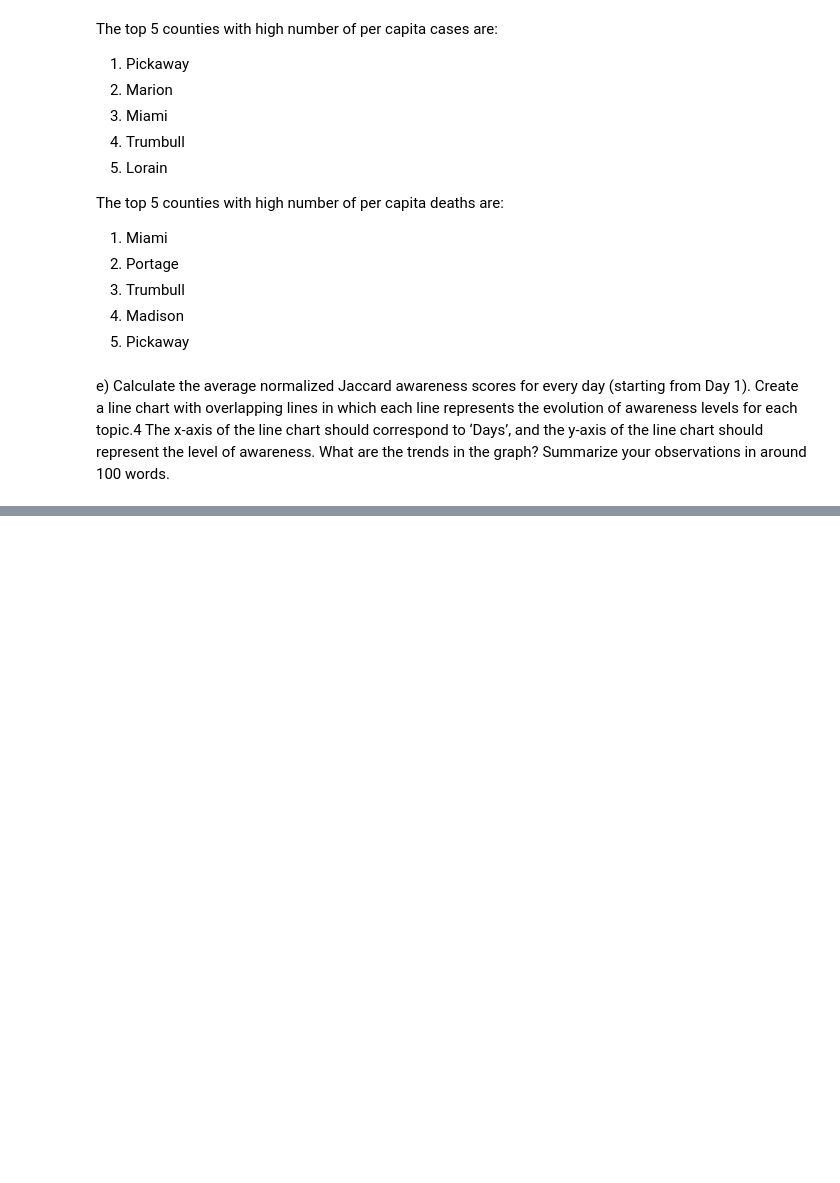
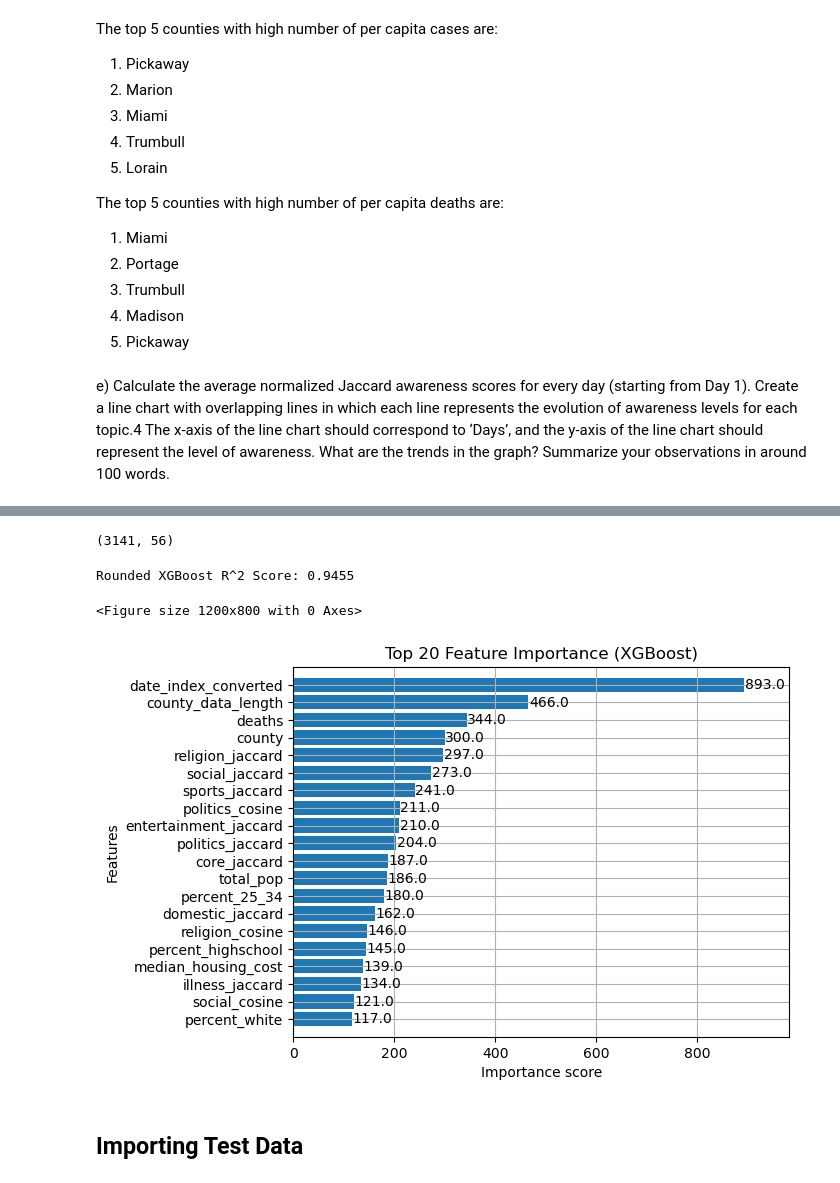
Before and after one commit to aakanksha1dutta/statisticalml, a Jupyter notebook: kaggle/ohio_covid.ipynb, the cells around one changed output, grey strips where cells are left out. Saved outputs shown, nothing was run; the diff lists cells and outputs as text; code cells hidden in the pictures; blank space fills up the shorter version.

```diff
--- a/kaggle/ohio_covid.ipynb
+++ b/kaggle/ohio_covid.ipynb
@@ -192,0 +174,4 @@ plt.show()
+# %%
+df = pd.read_csv('training_data.csv')
+y = df['cases']
+X = df.drop('cases', axis=1)
@@ -192,0 +201,17 @@ plt.show()
+# %%
+X_clean = X
+# %%
+def drop_high_corr_features(df, threshold=0.99):
+    corr_matrix = df.corr().abs()
+    upper = corr_matrix.where(np.triu(np.ones(corr_matrix.shape), k=1).astype(bool))
+    to_drop = [column for column in upper.columns if any(upper[column] > threshold)]
+    return df.drop(columns=to_drop), to_drop
+
+X_clean, dropped = drop_high_corr_features(X_clean.select_dtypes(include='number'))
+X_clean.shape
+# %% [output]
+(3141, 56)
+# %%
+from sklearn.model_selection import train_test_split
+
+X_train, X_test, y_train, y_test = train_test_split(X_clean, y, test_size=0.2, random_state=42)
@@ -192,0 +225,42 @@ plt.show()
+# %%
+from xgboost import XGBRegressor
+
+xgb = XGBRegressor(
+    learning_rate=0.3,
+    max_depth=13,
+    min_child_weight=3,
+    n_estimators=200,
+    reg_alpha = 0.1,
+    random_state=42,
+    early_stopping_rounds = 50
+    )
+
+xgb.fit(
+X_train, y_train,
+eval_set=[(X_test, y_test)],
+verbose=0
+)
+
+
+#values can only be non negative whole numbers
+y_pred = xgb.predict(X_test)
+# y_pred = np.round(np.clip(y_pred, 0, None))
+
+
+print(f"Rounded XGBoost R^2 Score: {r2_score(y_test, y_pred):.4f}")
+# %% [output]
+Rounded XGBoost R^2 Score: 0.9455
+# %%
+import matplotlib.pyplot as plt
+from xgboost import plot_importance
+
+# Plot feature importance
+plt.figure(figsize=(12, 8))
+plot_importance(xgb, importance_type='weight', max_num_features=20, height=0.8)
+plt.title("Top 20 Feature Importance (XGBoost)")
+plt.show()
+# %% [output]
+<Figure size 1200x800 with 0 Axes>
+[figure, added]
+# %% [markdown]
+## Importing Test Data
```
Also changed, not shown: parts of 17 cells of this notebook, 1 other file.
